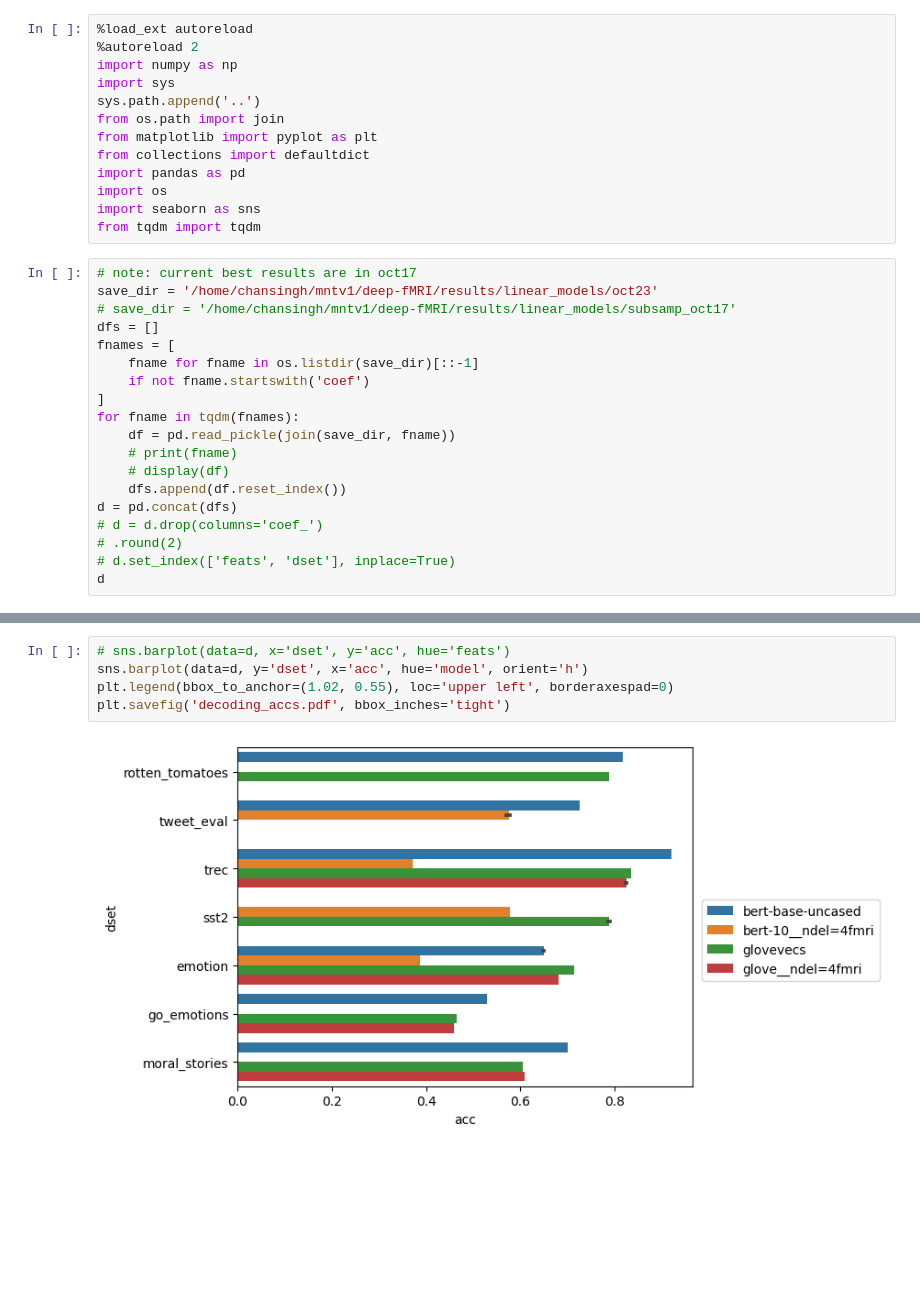
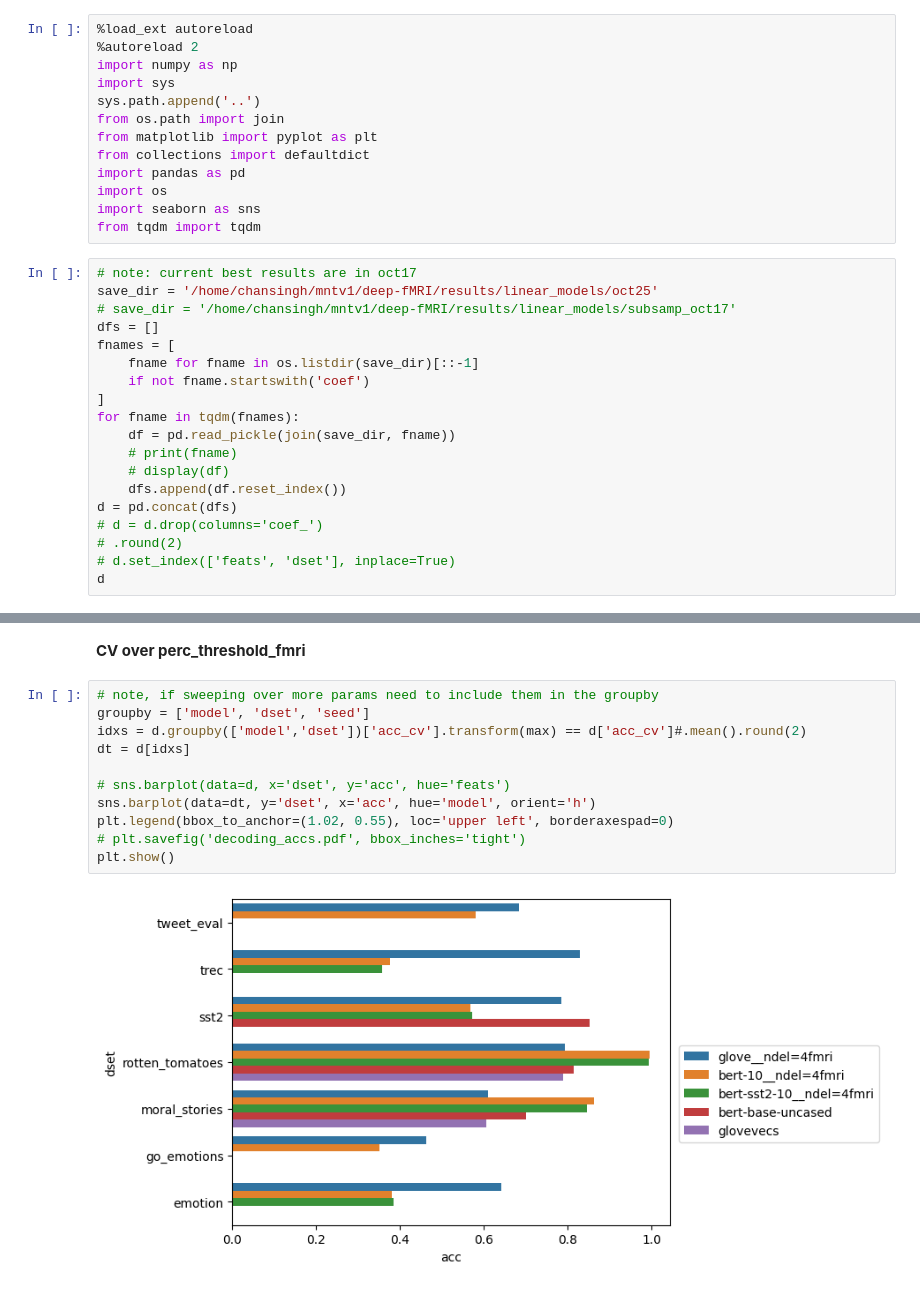
Before and after one commit to csinva/interpretable-embeddings, a Jupyter notebook: notebooks/02_decoding.ipynb, the cells around one changed output, grey strips where cells are left out. Saved outputs shown, nothing was run; the diff lists cells and outputs as text; blank space fills up the shorter version.

```diff
--- a/notebooks/02_decoding.ipynb
+++ b/notebooks/02_decoding.ipynb
@@ -13,7 +13,7 @@ import seaborn as sns
 from tqdm import tqdm
 # %%
 # note: current best results are in oct17
-save_dir = '/home/chansingh/mntv1/deep-fMRI/results/linear_models/oct23'
+save_dir = '/home/chansingh/mntv1/deep-fMRI/results/linear_models/oct25'
 # save_dir = '/home/chansingh/mntv1/deep-fMRI/results/linear_models/subsamp_oct17'
 dfs = []
 fnames = [
@@ -51,7 +51,15 @@ d
+# %% [markdown]
+**CV over perc_threshold_fmri**
 # %%
+# note, if sweeping over more params need to include them in the groupby
+groupby = ['model', 'dset', 'seed']
+idxs = d.groupby(['model','dset'])['acc_cv'].transform(max) == d['acc_cv']#.mean().round(2)
+dt = d[idxs]
+
 # sns.barplot(data=d, x='dset', y='acc', hue='feats')
-sns.barplot(data=d, y='dset', x='acc', hue='model', orient='h')
+sns.barplot(data=dt, y='dset', x='acc', hue='model', orient='h')
 plt.legend(bbox_to_anchor=(1.02, 0.55), loc='upper left', borderaxespad=0)
-plt.savefig('decoding_accs.pdf', bbox_inches='tight')
+# plt.savefig('decoding_accs.pdf', bbox_inches='tight')
+plt.show()
 # %% [output]
-[figure, old version]
+[figure, new version]
```
Also changed, not shown: parts of 2 cells of this notebook, 3 other files.
